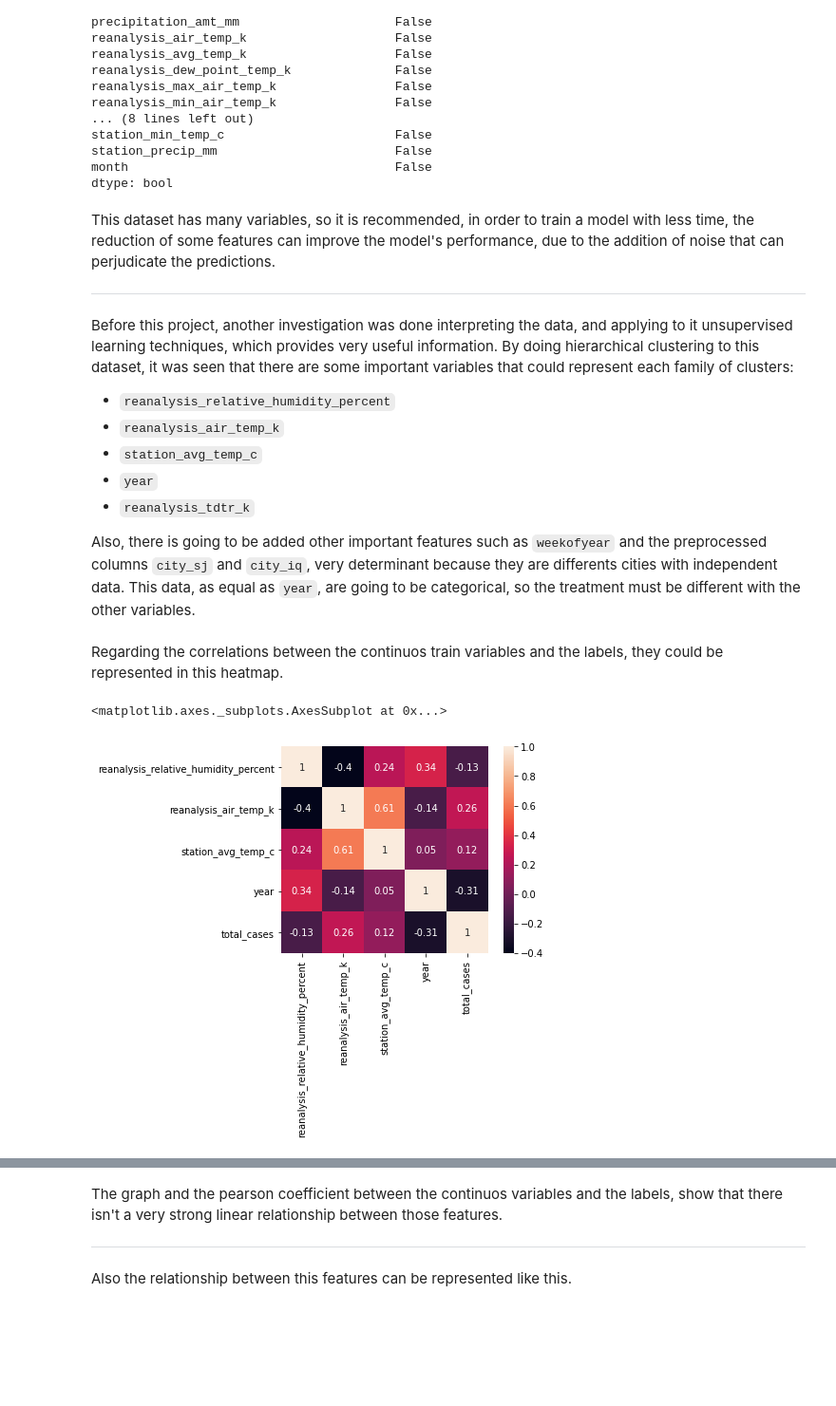
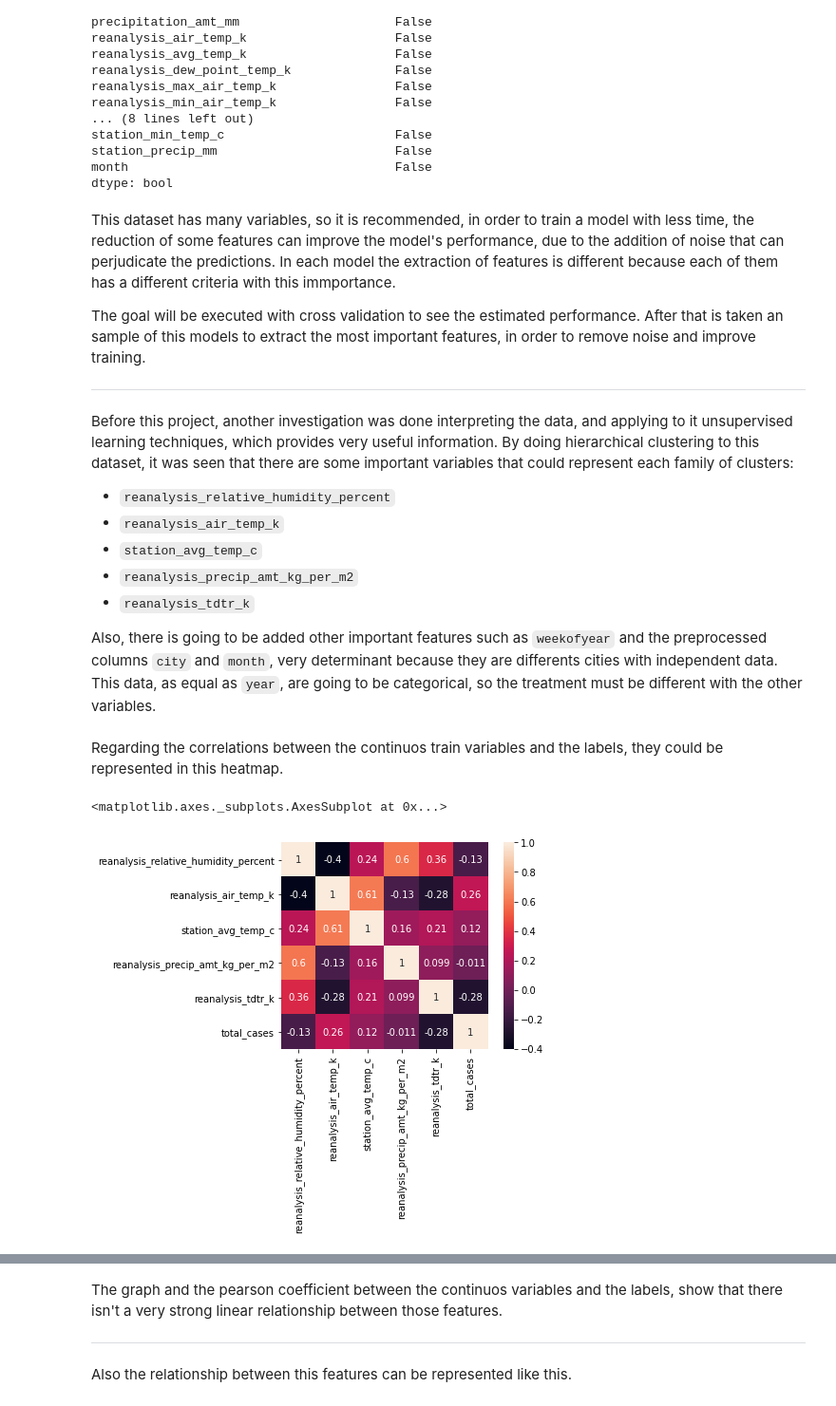
Before and after one commit to raulbs7/Machine-Learning-Techniques-Project, a Jupyter notebook: Dengue_Supervised_Project/2_Baseline.ipynb, the cells around one changed output, grey strips where cells are left out. Shown at 95% size. Drawn from its saved outputs; the diff is of its cells as text; code cells hidden in the pictures; blank space fills up the shorter version.

```diff
--- a/Dengue_Supervised_Project/2_Baseline.ipynb
+++ b/Dengue_Supervised_Project/2_Baseline.ipynb
@@ -117,7 +119,9 @@ station_precip_mm                        False
 month                                    False
 dtype: bool
 # %% [markdown]
-This dataset has many variables, so it is recommended, in order to train a model with less time, the reduction of some features can improve the model's performance, due to the addition of noise that can perjudicate the predictions.
+This dataset has many variables, so it is recommended, in order to train a model with less time, the reduction of some features can improve the model's performance, due to the addition of noise that can perjudicate the predictions. In each model the extraction of features is different because each of them has a different criteria with this immportance.
+
+The goal will be executed with cross validation to see the estimated performance. After that is taken an sample of this models to extract the most important features, in order to remove noise and improve training.
 
 ---
 Before this project, another investigation was done interpreting the data, and applying to it unsupervised learning techniques, which provides very useful information.
@@ -126,17 +130,18 @@ By doing hierarchical clustering to this dataset, it was seen that there are som
 * ``reanalysis_relative_humidity_percent``
 * ``reanalysis_air_temp_k``
 * ``station_avg_temp_c``
-* ``year``
+* ``reanalysis_precip_amt_kg_per_m2``
 * ``reanalysis_tdtr_k``
 
-Also, there is going to be added other important features such as ``weekofyear`` and the preprocessed columns ``city_sj`` and ``city_iq``, very determinant because they are differents cities with independent data. This data, as equal as ``year``, are going to be categorical, so the treatment must be different with the other variables.
+Also, there is going to be added other important features such as ``weekofyear`` and the preprocessed columns ``city`` and ``month``, very determinant because they are differents cities with independent data. This data, as equal as ``year``, are going to be categorical, so the treatment must be different with the other variables.
 # %% [markdown]
 Regarding the correlations between the continuos train variables and the labels, they could be represented in this heatmap.
 # %%
-corr_mtx = train[['reanalysis_relative_humidity_percent',
-                'reanalysis_air_temp_k', 'station_avg_temp_c', 'year', 'total_cases']].corr()
+corr_mtx = train[['reanalysis_relative_humidity_percent', 'reanalysis_air_temp_k',
+                  'station_avg_temp_c', 'reanalysis_precip_amt_kg_per_m2',
+                  'reanalysis_tdtr_k', 'total_cases']].corr()
 sns.heatmap(corr_mtx , square = True, annot=True)
 # %% [output]
 <matplotlib.axes._subplots.AxesSubplot at 0x...>
-[figure, old version]
+[figure, new version]
 # %%
```
Also changed, not shown: parts of 26 cells of this notebook.
